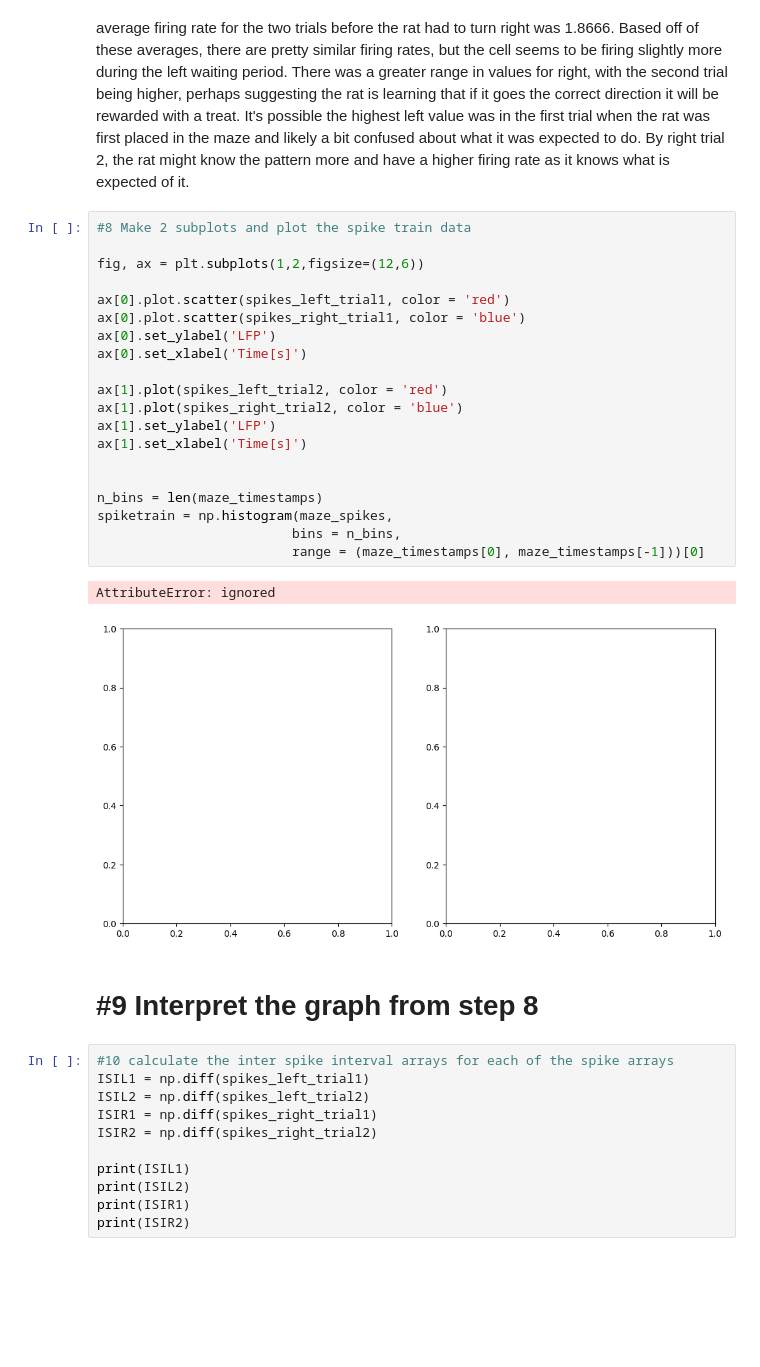
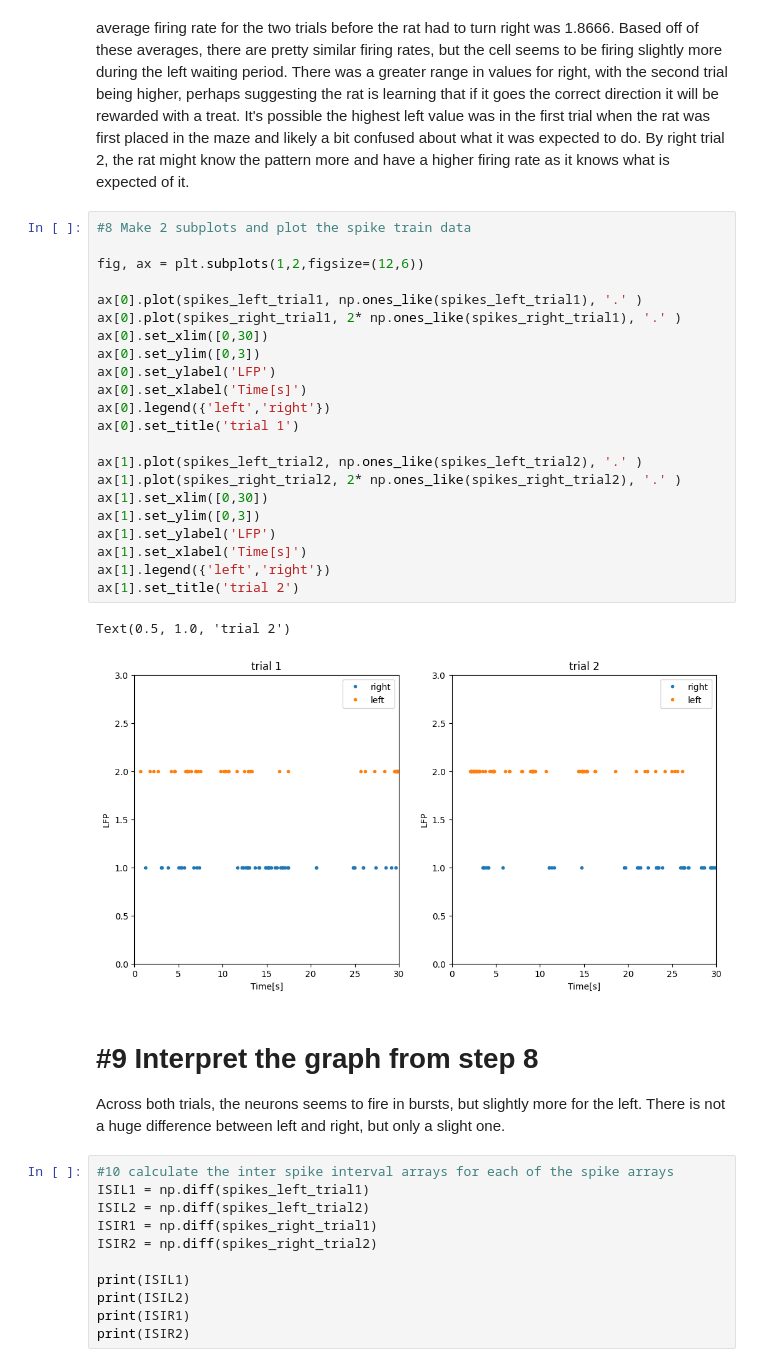
Before and after one commit to meghaninglis/Neural-Data, a Jupyter notebook: coding_homework_7.ipynb, the cells around one changed output. Cells and saved outputs as stored; diff of their text form; blank space fills up the shorter version.

```diff
--- a/coding_homework_7.ipynb
+++ b/coding_homework_7.ipynb
@@ -99,28 +99,31 @@ The average firing rate for the two trials before the rat had to turn left was 1
 # %%
 #8 Make 2 subplots and plot the spike train data
 
 fig, ax = plt.subplots(1,2,figsize=(12,6))
 
-ax[0].plot.scatter(spikes_left_trial1, color = 'red')
-ax[0].plot.scatter(spikes_right_trial1, color = 'blue')
+ax[0].plot(spikes_left_trial1, np.ones_like(spikes_left_trial1), '.' )
+ax[0].plot(spikes_right_trial1, 2* np.ones_like(spikes_right_trial1), '.' )
+ax[0].set_xlim([0,30])
+ax[0].set_ylim([0,3])
 ax[0].set_ylabel('LFP')
 ax[0].set_xlabel('Time[s]')
+ax[0].legend({'left','right'})
+ax[0].set_title('trial 1')
 
-ax[1].plot(spikes_left_trial2, color = 'red')
-ax[1].plot(spikes_right_trial2, color = 'blue')
+ax[1].plot(spikes_left_trial2, np.ones_like(spikes_left_trial2), '.' )
+ax[1].plot(spikes_right_trial2, 2* np.ones_like(spikes_right_trial2), '.' )
+ax[1].set_xlim([0,30])
+ax[1].set_ylim([0,3])
 ax[1].set_ylabel('LFP')
 ax[1].set_xlabel('Time[s]')
-
-
-n_bins = len(maze_timestamps)
-spiketrain = np.histogram(maze_spikes,
-                         bins = n_bins,
-                         range = (maze_timestamps[0], maze_timestamps[-1]))[0]
+ax[1].legend({'left','right'})
+ax[1].set_title('trial 2')
 # %% [output]
-AttributeError: ignored
+Text(0.5, 1.0, 'trial 2')
-[figure, old version]
+[figure, new version]
-# %% [markdown]
-# #9 Interpret the graph from step 8
+# %% [markdown]
+# #9 Interpret the graph from step 8
+Across both trials, the neurons seems to fire in bursts, but slightly more  for the left.  There is not a huge difference between left and right, but only a slight one.
 # %%
 #10 calculate the inter spike interval arrays for each of the spike arrays
 ISIL1 = np.diff(spikes_left_trial1)
```
Also changed, not shown: parts of 1 cell of this notebook.
